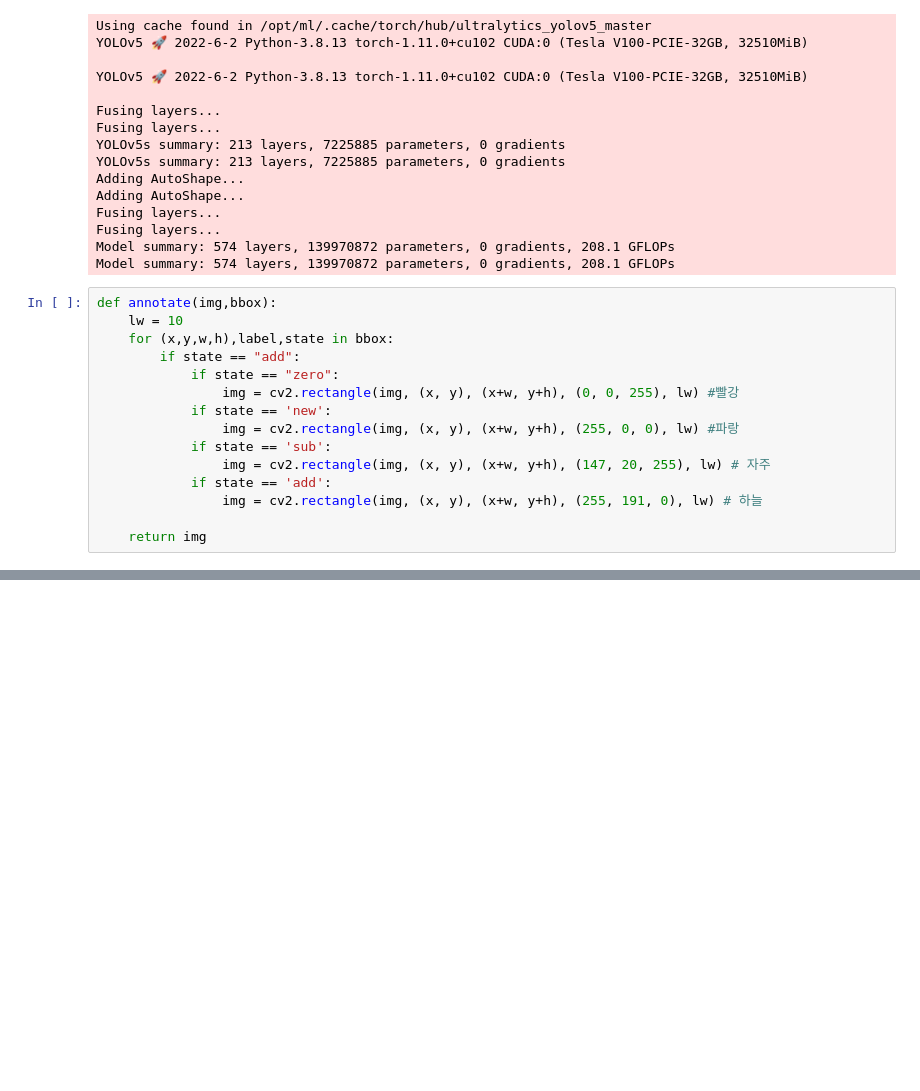
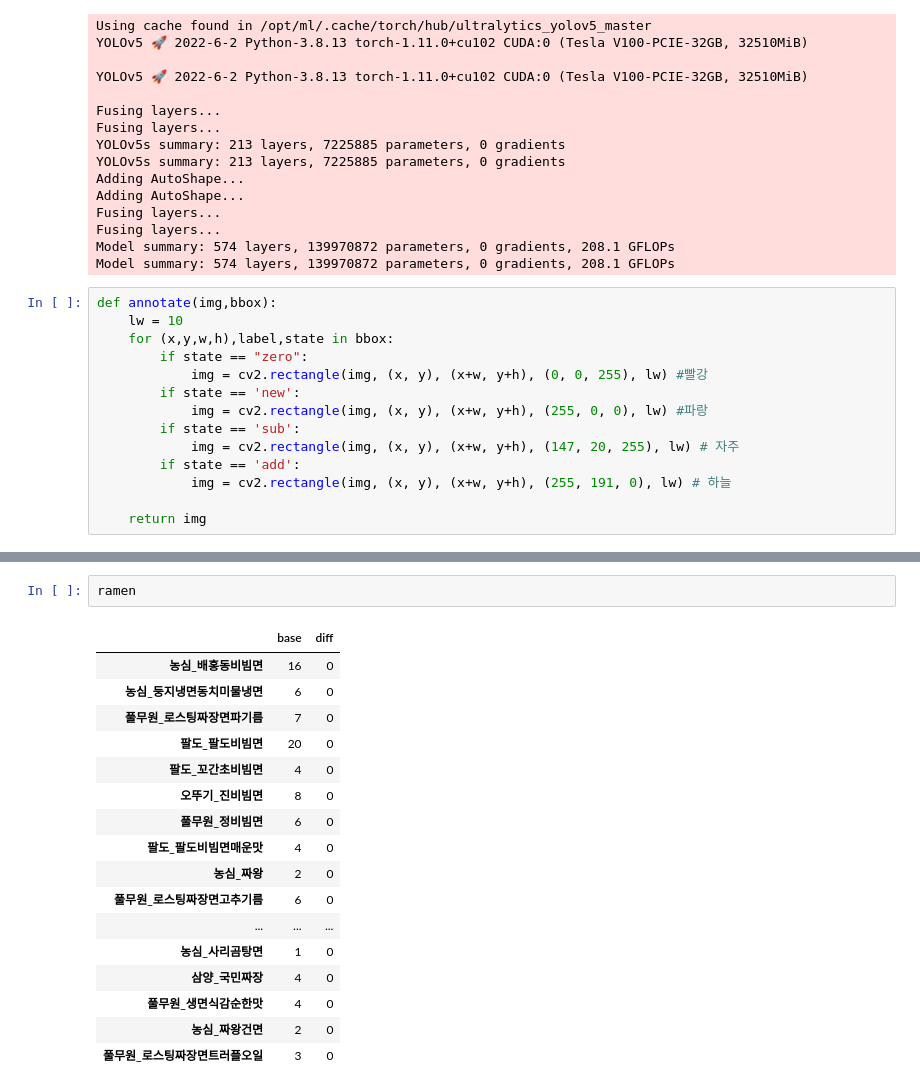
Before and after one commit to boostcampaitech3/final-project-level3-cv-12, a Jupyter notebook: video_test.ipynb, the cells around one changed output, grey strips where cells are left out. Drawn from its saved outputs; the diff is of its cells as text; blank space fills up the shorter version.

```diff
--- a/video_test.ipynb
+++ b/video_test.ipynb
@@ -26,15 +26,14 @@ Model summary: 574 layers, 139970872 parameters, 0 gradients, 208.1 GFLOPs
 def annotate(img,bbox):
     lw = 10
     for (x,y,w,h),label,state in bbox:
-        if state == "add":
-            if state == "zero":
-                img = cv2.rectangle(img, (x, y), (x+w, y+h), (0, 0, 255), lw) #빨강
-            if state == 'new':
-                img = cv2.rectangle(img, (x, y), (x+w, y+h), (255, 0, 0), lw) #파랑
-            if state == 'sub':
-                img = cv2.rectangle(img, (x, y), (x+w, y+h), (147, 20, 255), lw) # 자주
-            if state == 'add':
-                img = cv2.rectangle(img, (x, y), (x+w, y+h), (255, 191, 0), lw) # 하늘
+        if state == "zero":
+            img = cv2.rectangle(img, (x, y), (x+w, y+h), (0, 0, 255), lw) #빨강
+        if state == 'new':
+            img = cv2.rectangle(img, (x, y), (x+w, y+h), (255, 0, 0), lw) #파랑
+        if state == 'sub':
+            img = cv2.rectangle(img, (x, y), (x+w, y+h), (147, 20, 255), lw) # 자주
+        if state == 'add':
+            img = cv2.rectangle(img, (x, y), (x+w, y+h), (255, 191, 0), lw) # 하늘
 
     return img
 # %%
@@ -102,0 +122,20 @@ out.release()
+# %%
+ramen
+# %% [output]
+|  | base | diff |
+| 농심_배홍동비빔면 | 16 | 0 |
+| 농심_둥지냉면동치미물냉면 | 6 | 0 |
+| 풀무원_로스팅짜장면파기름 | 7 | 0 |
+| 팔도_팔도비빔면 | 20 | 0 |
+| 팔도_꼬간초비빔면 | 4 | 0 |
+| 오뚜기_진비빔면 | 8 | 0 |
+| 풀무원_정비빔면 | 6 | 0 |
+| 팔도_팔도비빔면매운맛 | 4 | 0 |
+| 농심_짜왕 | 2 | 0 |
+| 풀무원_로스팅짜장면고추기름 | 6 | 0 |
+| ... | ... | ... |
+| 농심_사리곰탕면 | 1 | 0 |
+| 삼양_국민짜장 | 4 | 0 |
+| 풀무원_생면식감순한맛 | 4 | 0 |
+| 농심_짜왕건면 | 2 | 0 |
+| 풀무원_로스팅짜장면트러플오일 | 3 | 0 |
```
Also changed, not shown: parts of 1 cell of this notebook.
